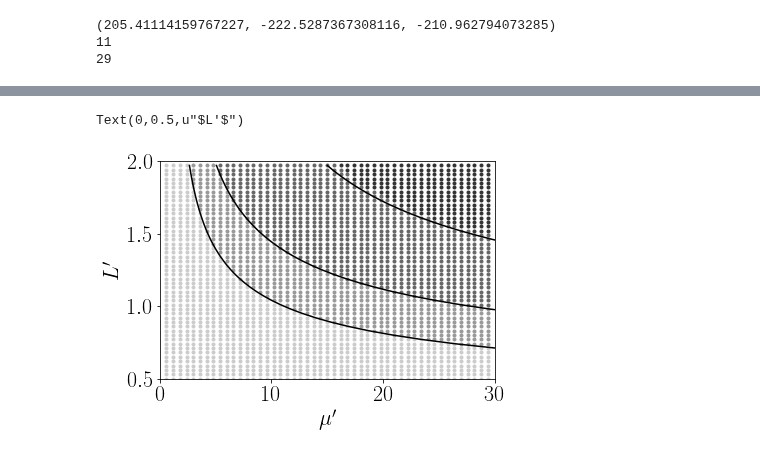
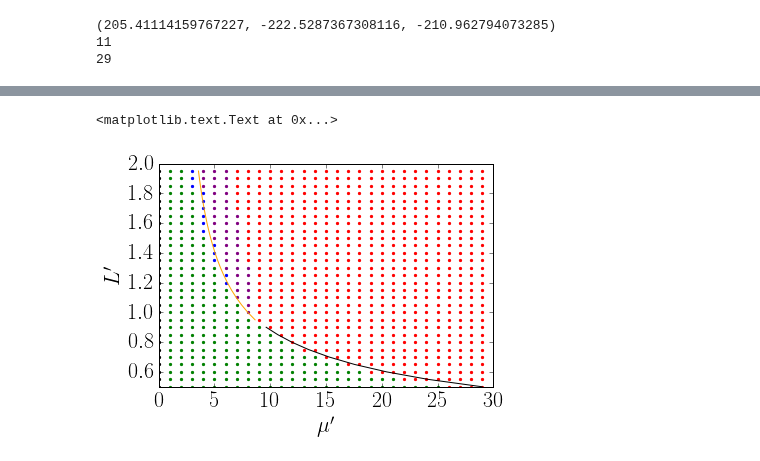
Before and after one commit to reand705/IGP, a Jupyter notebook: Method_Of_LinesIGP.ipynb, the cells around one changed output, grey strips where cells are left out. Drawn from its saved outputs; the diff is of its cells as text; code cells hidden in the pictures.

Commit message:
Aproximação para d_r = 0 não funciona muito bem (população fica negativa). Contudo, mu_1 e mu_4 paracem funcionar bem. E ainda dão o mesmo L crítico! (mu_1 = mu_4 faz sentido?)

```diff
--- a/Method_Of_LinesIGP.ipynb
+++ b/Method_Of_LinesIGP.ipynb
@@ -261,8 +293,8 @@ plt.plot(t,C2[M/2,:],color = 'red')
 # %%
 #Faça para vários dR, d1, d2, mu
-DR = [1]
-D1 = [1]
-D2 = [1]
+DR = [0]
+D1 = [5]
+D2 = [5]
 MU = [0.0 + i for i in range(0,140)]
 t = np.linspace(0,Tmax,N)
 m = 1.0
@@ -414,10 +434,10 @@ mu = 29.4
 # %%
 #faz o gráfico L x mu
 #Parte 1) Leia os dados, pegue as populações do Centro do Patch no instante final
-Nl = 50 #Número de pontos de L (0.5 ~ 2 para esses param)
-Nmu = 50 #Número de pontos de MU (0 ~ 30 para esses param)
-L = [0.5 + 0.03*j for j in range(0,Nl)]
-MU = [0.0 + 0.6*i for i in range(0,Nmu)]
+Nl = 30 #Número de pontos de L (0.5 ~ 2 para esses param)
+Nmu = 30 #Número de pontos de MU (0 ~ 30 para esses param)
+L = [0.5 + 0.05*j for j in range(0,Nl)]
+MU = [0.0 + i for i in range(0,Nmu)]
 t = np.linspace(0,Tmax,N)
 m = 1.0
 gamma = 0.5
@@ -430,9 +450,9 @@ C2final = np.zeros((Nl,Nmu))
 for i in range (0,Nl):
     print("l = " + str(L[i]))
     for j in range(0,Nmu):
-        d_1 = 5/(L[i]**2)
-        d_2 = 5/(L[i]**2)
-        d_r = 1/(L[i]**2)
+        d_1 = 7/(L[i]**2)
+        d_2 = 3/(L[i]**2)
+        d_r = 0/(L[i]**2)
         sol = np.load('Method_Of_LinesIGP_dR=%.3f,d1=%.3f,d2=%.3f,mu=%.3f,alpha=%.3f,gamma=%.3f,beta=%.f,phi=%.3f,m=%.3f.npy'
                               % (d_r,d_1,d_2,MU[j],alpha,gamma,beta,phi,m))
         R = np.transpose(sol[:,0:M])
@@ -462,40 +464,43 @@ l = 1.97
 # %%
 #faz o gráfico L x mu
 #Parte 2) Verifique onde as populações sobrevivem e plote!
 #USAR FILL_BETWEEN DEPOIS!!!!!!
 epsilon = 10E-8
 MU1 = np.zeros(Nl)
 MU2 = np.zeros(Nl)
 MU3 = np.zeros(Nl)
+MU4 = np.zeros(Nl)
 for i in range (0,Nl):
-    d_1 = 5/(L[i]**2)
-    d_2 = 5/(L[i]**2)
-    d_r = 1/(L[i]**2)
+    d_1 = 7/(L[i]**2)
+    d_2 = 3/(L[i]**2)
+    d_r = 0/(L[i]**2)
     MU1[i] = mu_1()
     MU2[i] = mu_2()
     MU3[i] = mu_3()
+    MU4[i] = mu_4()
     for j in range(0,Nmu):
         if Rfinal[i,j] > epsilon:
             if C1final[i,j] > epsilon:
                 if C2final[i,j] > epsilon:
-                    plt.scatter(MU[j],L[i],marker = '.',color = '0.4') #coexistência
+                    plt.scatter(MU[j],L[i],marker = '.',color = 'purple') #coexistência
                 else:
-                    plt.scatter(MU[j],L[i],marker = '.',color = '0.6') #R, C1
+                    plt.scatter(MU[j],L[i],marker = '.',color = 'blue') #R, C1
             elif C2final[i,j] > epsilon:
-                plt.scatter(MU[j],L[i],marker = '.',color = '0.2') #R,C2
+                plt.scatter(MU[j],L[i],marker = '.',color = 'red') #R,C2
             else:
-                plt.scatter(MU[j],L[i],marker = '.',color = '0.8') #R
+                plt.scatter(MU[j],L[i],marker = '.',color = 'green') #R
         else:
-            plt.scatter(MU[j],L[i],marker = '.',color = '1.0') #No one
+            plt.scatter(MU[j],L[i],marker = '.',color = 'black') #No one
 
 #Mus determinados pelo método variacional
 plt.plot(MU1,L,color = 'black')
-plt.plot(MU2,L,color = 'black')
-plt.plot(MU3,L,color = 'black')
+#plt.plot(MU2,L,color = 'black')
+#plt.plot(MU3,L,color = 'black')
+plt.plot(MU4,L,color = 'orange')
 
 plt.axis([0,30,0.5,2.0])
 plt.xlabel(r"$\mu'$")
 plt.ylabel(r"$L'$")
 # %% [output]
-Text(0,0.5,u"$L'$")
+<matplotlib.text.Text at 0x...>
-[figure, old version]
+[figure, new version]
```
Also changed, not shown: parts of 9 cells of this notebook, 1 other file.
